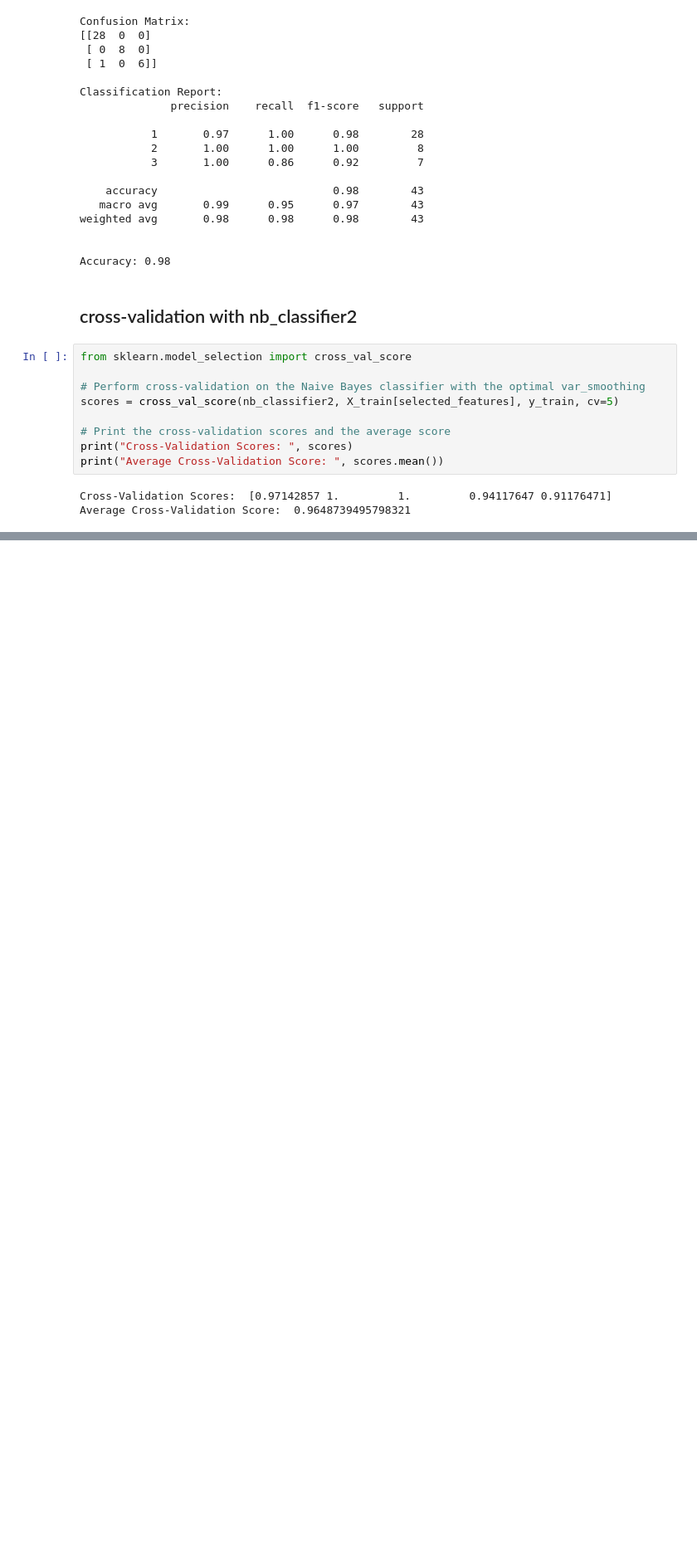
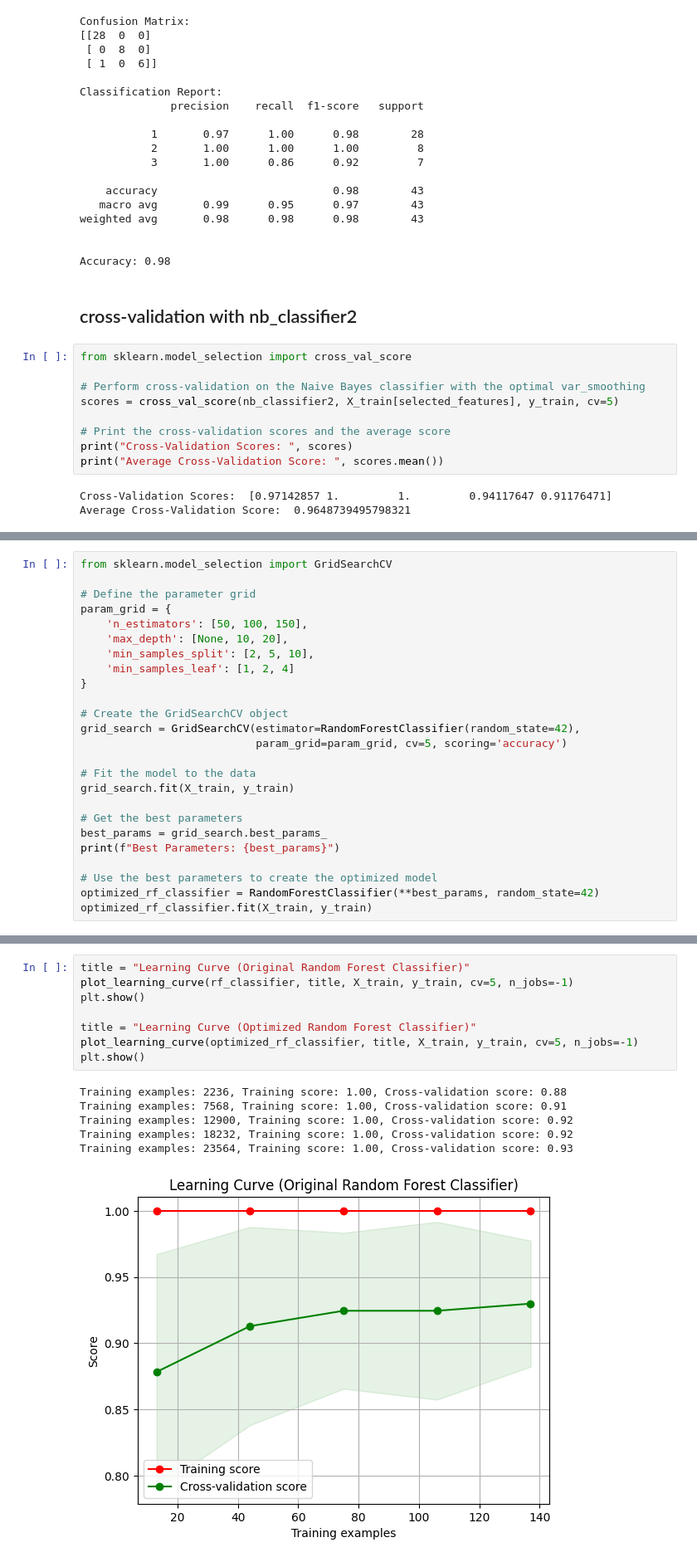
Before and after one commit to LokeRuiKee/CompBioI, a Jupyter notebook: Group 8 Project.ipynb, the cells around one changed output, grey strips where cells are left out. Shown at 83% size. Drawn from its saved outputs; the diff is of its cells as text; blank space fills up the shorter version.

```diff
--- a/Group 8 Project.ipynb
+++ b/Group 8 Project.ipynb
@@ -1637,0 +1843,25 @@ Average Cross-Validation Score:  0.9648739495798321
+# %%
+from sklearn.model_selection import GridSearchCV
+
+# Define the parameter grid
+param_grid = {
+    'n_estimators': [50, 100, 150],
+    'max_depth': [None, 10, 20],
+    'min_samples_split': [2, 5, 10],
+    'min_samples_leaf': [1, 2, 4]
+}
+
+# Create the GridSearchCV object
+grid_search = GridSearchCV(estimator=RandomForestClassifier(random_state=42),
+                           param_grid=param_grid, cv=5, scoring='accuracy')
+
+# Fit the model to the data
+grid_search.fit(X_train, y_train)
+
+# Get the best parameters
+best_params = grid_search.best_params_
+print(f"Best Parameters: {best_params}")
+
+# Use the best parameters to create the optimized model
+optimized_rf_classifier = RandomForestClassifier(**best_params, random_state=42)
+optimized_rf_classifier.fit(X_train, y_train)
@@ -1637,0 +1923,15 @@ Average Cross-Validation Score:  0.9648739495798321
+# %%
+title = "Learning Curve (Original Random Forest Classifier)"
+plot_learning_curve(rf_classifier, title, X_train, y_train, cv=5, n_jobs=-1)
+plt.show()
+
+title = "Learning Curve (Optimized Random Forest Classifier)"
+plot_learning_curve(optimized_rf_classifier, title, X_train, y_train, cv=5, n_jobs=-1)
+plt.show()
+# %% [output]
+Training examples: 2236, Training score: 1.00, Cross-validation score: 0.88
+Training examples: 7568, Training score: 1.00, Cross-validation score: 0.91
+Training examples: 12900, Training score: 1.00, Cross-validation score: 0.92
+Training examples: 18232, Training score: 1.00, Cross-validation score: 0.92
+Training examples: 23564, Training score: 1.00, Cross-validation score: 0.93
+[figure, added]
```
Also changed, not shown: parts of 21 cells of this notebook.
